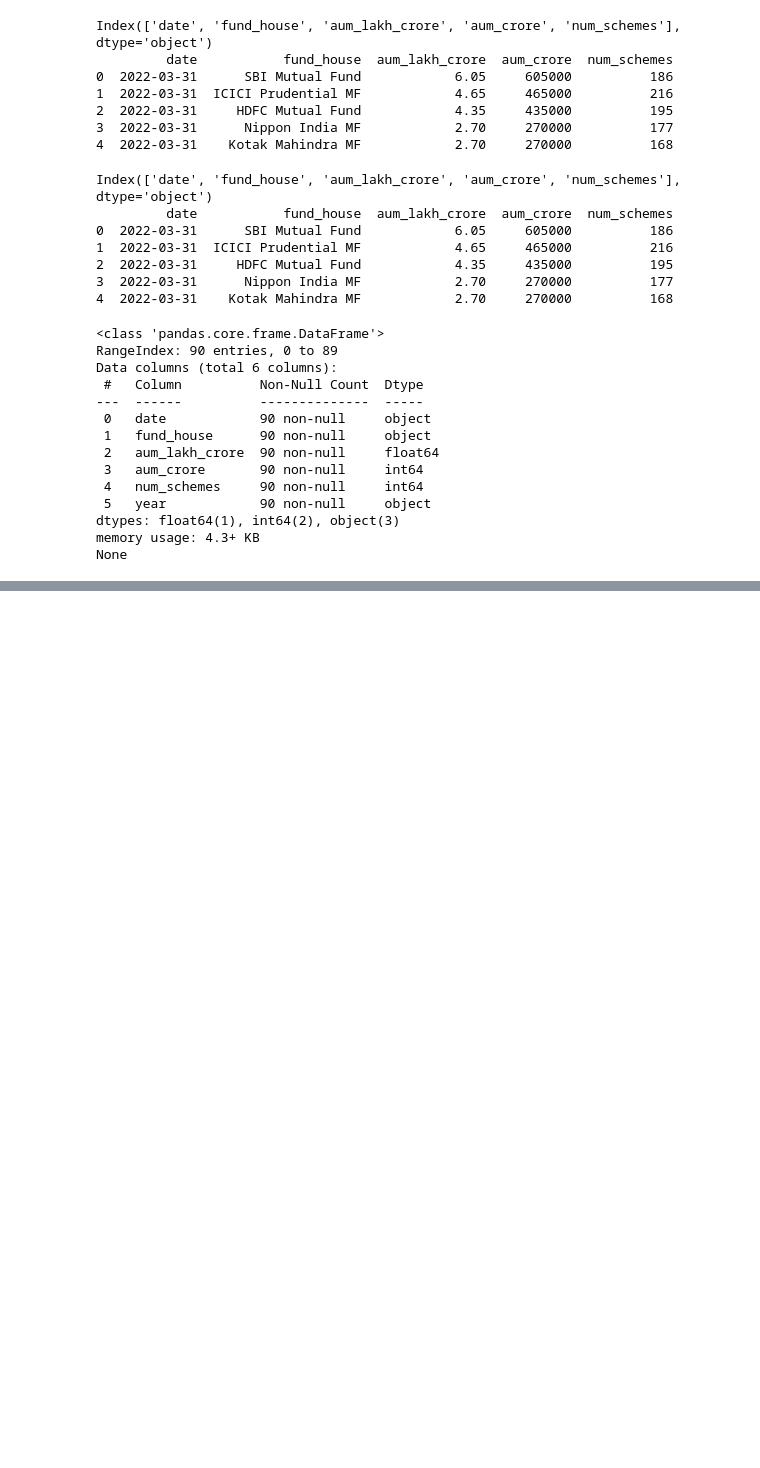
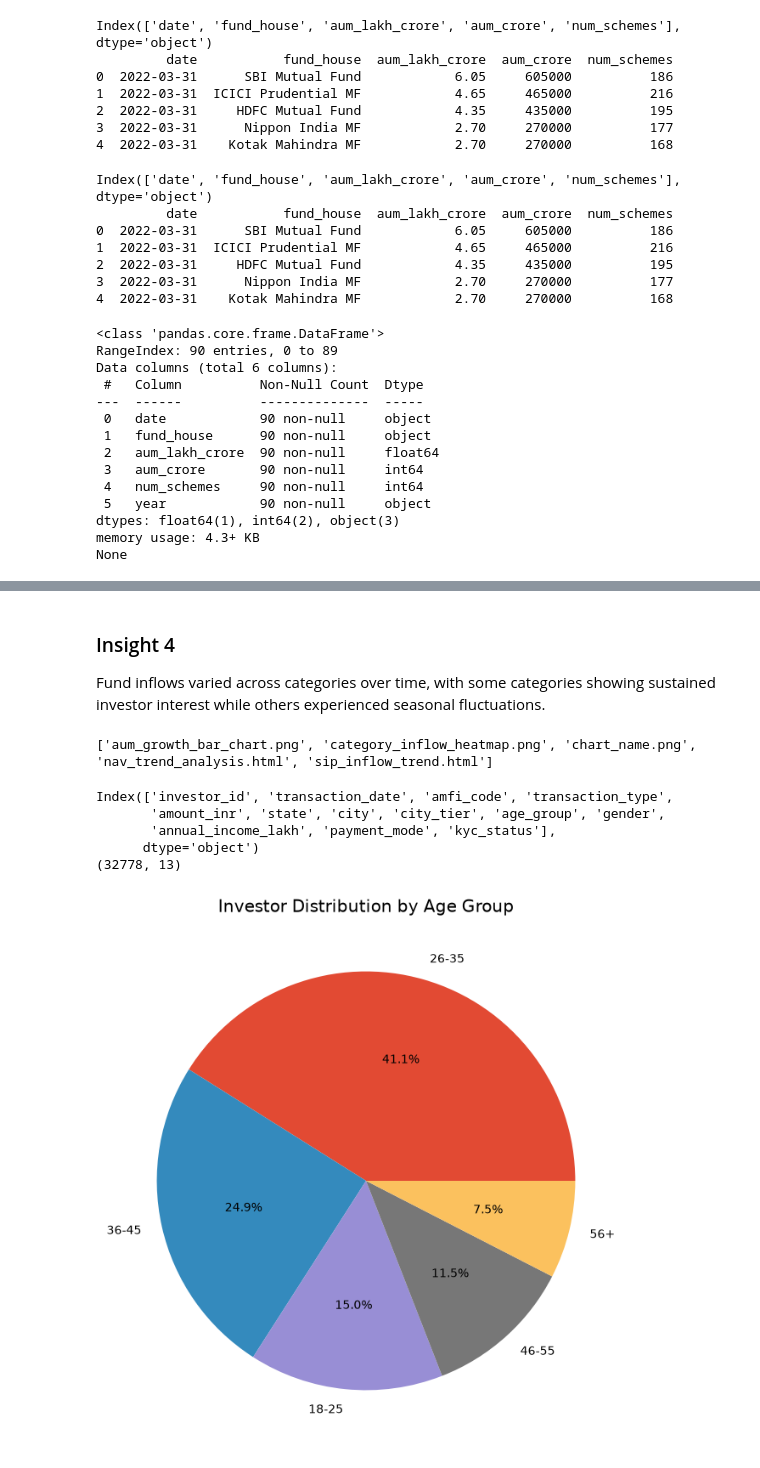
Before and after one commit to Aasha-M5/Bluestock-Mutual-Fund-Analytics, a Jupyter notebook: notebooks/eda_visual_analysis.ipynb, the cells around one changed output, grey strips where cells are left out. Drawn from its saved outputs; the diff is of its cells as text; code cells hidden in the pictures; blank space fills up the shorter version.

```diff
--- a/notebooks/eda_visual_analysis.ipynb
+++ b/notebooks/eda_visual_analysis.ipynb
@@ -193,0 +298,48 @@ Index(['date', 'fund_house', 'aum_lakh_crore', 'aum_crore', 'num_schemes',
+# %% [markdown]
+### Insight 4
+Fund inflows varied across categories over time, with some categories showing sustained investor interest while others experienced seasonal fluctuations.
+# %%
+import os
+
+print(
+    os.listdir("../reports/charts")
+)
+# %% [output]
+['aum_growth_bar_chart.png', 'category_inflow_heatmap.png', 'chart_name.png', 'nav_trend_analysis.html', 'sip_inflow_trend.html']
+# %%
+import pandas as pd
+
+tx = pd.read_csv("../data/processed/clean_investor_transactions.csv")
+
+print(tx.columns)
+print(tx.shape)
+# %% [output]
+Index(['investor_id', 'transaction_date', 'amfi_code', 'transaction_type',
+       'amount_inr', 'state', 'city', 'city_tier', 'age_group', 'gender',
+       'annual_income_lakh', 'payment_mode', 'kyc_status'],
+      dtype='object')
+(32778, 13)
+# %%
+import matplotlib.pyplot as plt
+
+age_counts = tx["age_group"].value_counts()
+
+plt.figure(figsize=(8,8))
+
+plt.pie(
+    age_counts,
+    labels=age_counts.index,
+    autopct="%1.1f%%"
+)
+
+plt.title("Investor Distribution by Age Group")
+
+plt.savefig(
+    "../reports/charts/age_group_distribution.png",
+    dpi=300,
+    bbox_inches="tight"
+)
+
+plt.show()
+# %% [output]
+[figure, added]
```
Also changed, not shown: parts of 21 cells of this notebook.
